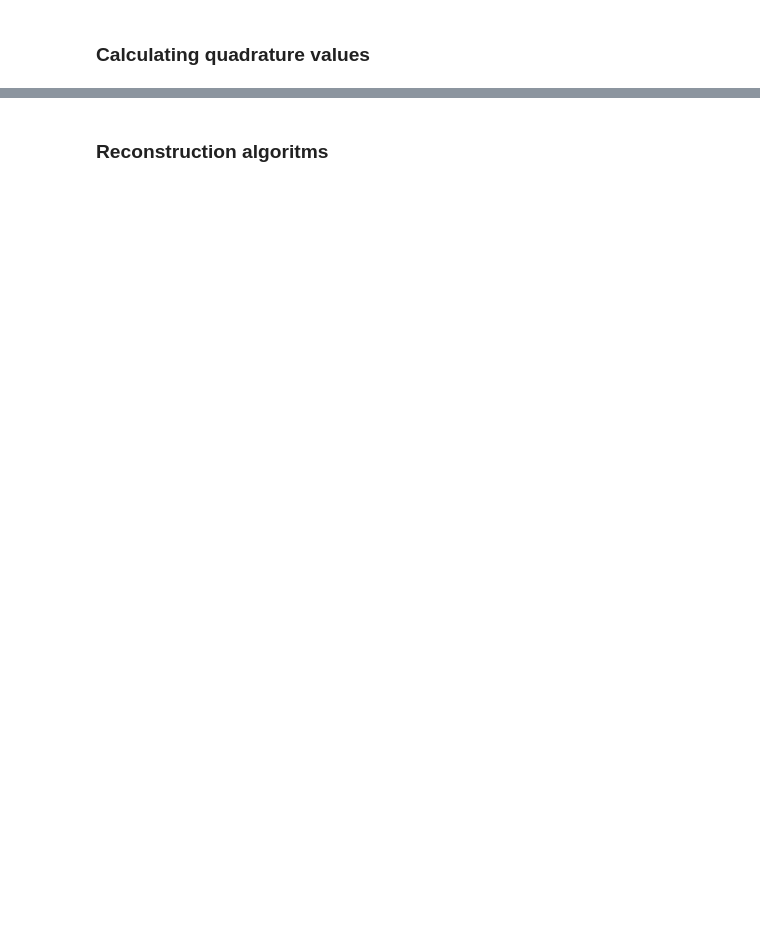
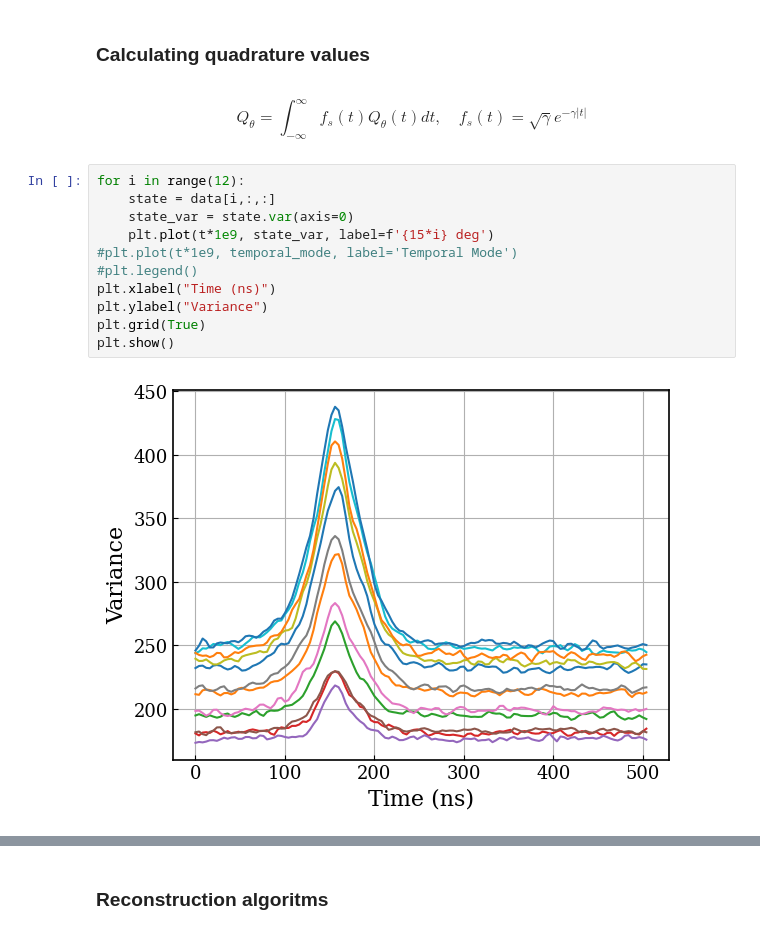
Before and after one commit to ThomasRavnborg/Homodyne-Tomography, a Jupyter notebook: code/main.ipynb, the cells around one changed output, grey strips where cells are left out. Drawn from its saved outputs; the diff is of its cells as text; blank space fills up the shorter version.

```diff
--- a/code/main.ipynb
+++ b/code/main.ipynb
@@ -28,2 +115,19 @@ Processing date: 091028
 # %% [markdown]
 ### Calculating quadrature values
+# %% [markdown]
+$$
+Q_\theta=\int_{-\infty}^\infty f_s(t)Q_\theta(t)dt,\quad f_s(t)=\sqrt{\gamma}e^{-\gamma|t|}
+$$
+# %%
+for i in range(12):
+    state = data[i,:,:]
+    state_var = state.var(axis=0)
+    plt.plot(t*1e9, state_var, label=f'{15*i} deg')
+#plt.plot(t*1e9, temporal_mode, label='Temporal Mode')
+#plt.legend()
+plt.xlabel("Time (ns)")
+plt.ylabel("Variance")
+plt.grid(True)
+plt.show()
+# %% [output]
+[figure, added]
```
Also changed, not shown: parts of 26 cells of this notebook, 3 other files.
